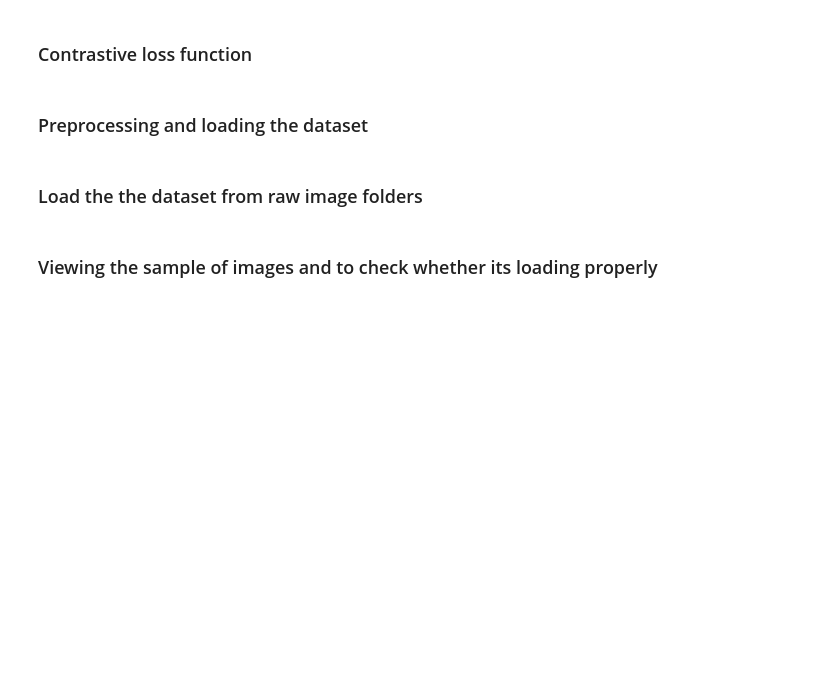
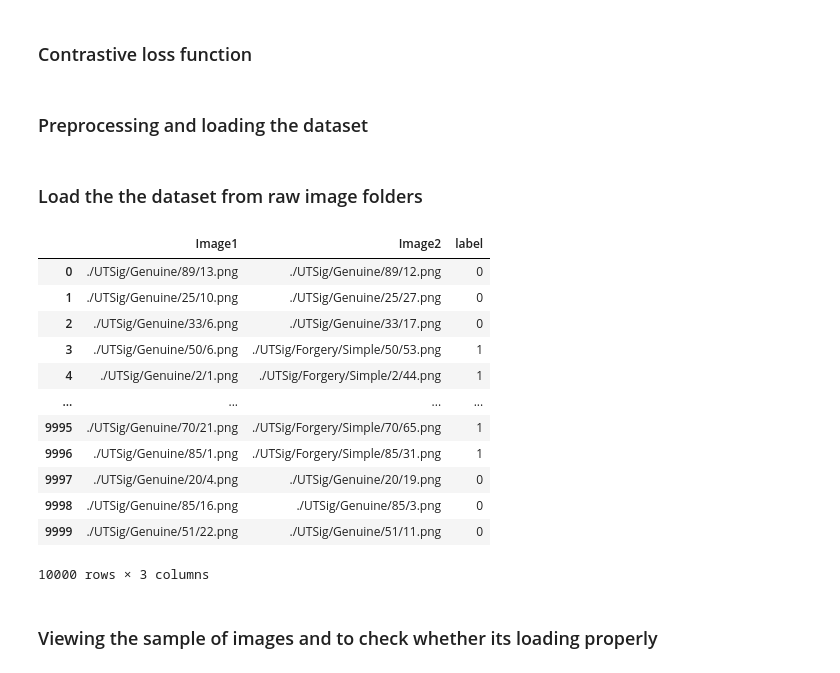
Before and after one commit to GAD-cell/AI-for-DS-project, a Jupyter notebook: Siamese.ipynb, the cells around one changed output. Saved outputs shown, nothing was run; the diff lists cells and outputs as text; code cells hidden in the pictures; blank space fills up the shorter version.

```diff
--- a/Siamese.ipynb
+++ b/Siamese.ipynb
@@ -115,21 +115,36 @@ class SiameseDataset:
 # %%
 siamese_dataset = SiameseDataset(
     training_csv,
     #training_dir,
     transform=transforms.Compose(
         [transforms.Resize((105, 105)), transforms.ToTensor()]
     ),
     trunc=50000
 )
+siamese_dataset.train_df[:50000]
 
 eval_dataset = SiameseDataset(
     testing_csv,
     #training_dir,
     transform=transforms.Compose(
         [transforms.Resize((105, 105)), transforms.ToTensor()]
     ),
     trunc=10000
 )
+# %% [output]
+|  | Image1 | Image2 | label |
+| 0 | ./UTSig/Genuine/89/13.png | ./UTSig/Genuine/89/12.png | 0 |
+| 1 | ./UTSig/Genuine/25/10.png | ./UTSig/Genuine/25/27.png | 0 |
+| 2 | ./UTSig/Genuine/33/6.png | ./UTSig/Genuine/33/17.png | 0 |
+| 3 | ./UTSig/Genuine/50/6.png | ./UTSig/Forgery/Simple/50/53.png | 1 |
+| 4 | ./UTSig/Genuine/2/1.png | ./UTSig/Forgery/Simple/2/44.png | 1 |
+| ... | ... | ... | ... |
+| 9995 | ./UTSig/Genuine/70/21.png | ./UTSig/Forgery/Simple/70/65.png | 1 |
+| 9996 | ./UTSig/Genuine/85/1.png | ./UTSig/Forgery/Simple/85/31.png | 1 |
+| 9997 | ./UTSig/Genuine/20/4.png | ./UTSig/Genuine/20/19.png | 0 |
+| 9998 | ./UTSig/Genuine/85/16.png | ./UTSig/Genuine/85/3.png | 0 |
+| 9999 | ./UTSig/Genuine/51/22.png | ./UTSig/Genuine/51/11.png | 0 |
+10000 rows × 3 columns
 # %% [markdown]
 ### Viewing the sample of images and to check whether its loading properly
 # %%
```
Also changed, not shown: parts of 5 cells of this notebook, 5 other files.
